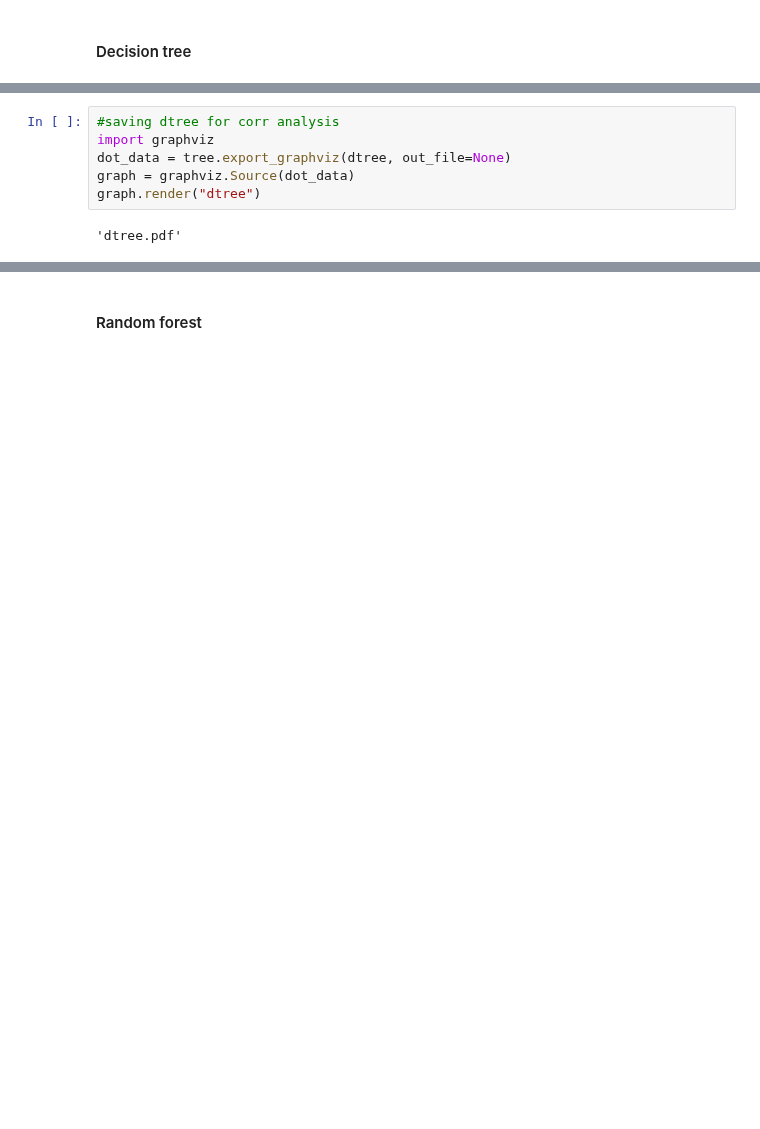
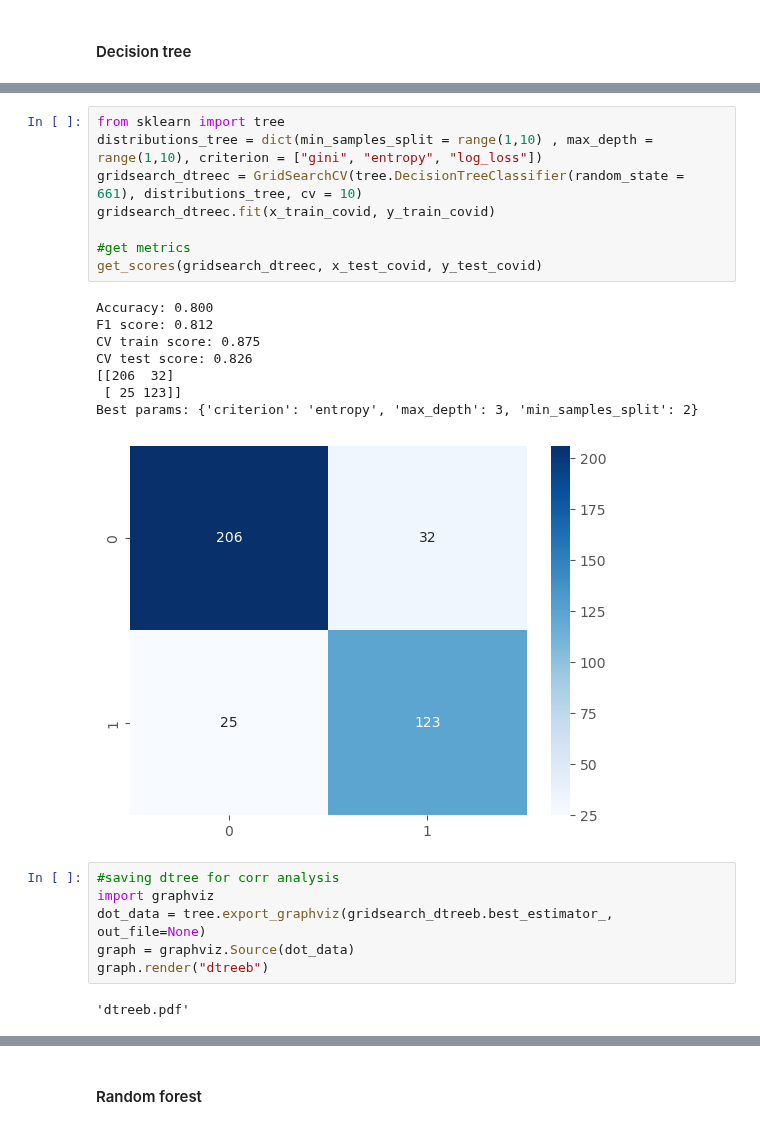
Before and after one commit to szelesaron/dissertation-code, a Jupyter notebook: ml-algorithms.ipynb, the cells around one changed output, grey strips where cells are left out. Cells and saved outputs as stored; diff of their text form; blank space fills up the shorter version.

```diff
--- a/ml-algorithms.ipynb
+++ b/ml-algorithms.ipynb
@@ -86,8 +119,25 @@ F1 score:  0.8728652751423149
+# %%
+from sklearn import tree
+distributions_tree = dict(min_samples_split = range(1,10) , max_depth = range(1,10), criterion = ["gini", "entropy", "log_loss"])
+gridsearch_dtreec = GridSearchCV(tree.DecisionTreeClassifier(random_state = 661), distributions_tree, cv = 10)
+gridsearch_dtreec.fit(x_train_covid, y_train_covid)
+
+#get metrics
+get_scores(gridsearch_dtreec, x_test_covid, y_test_covid)
+# %% [output]
+Accuracy: 0.800
+F1 score: 0.812
+CV train score: 0.875
+CV test score: 0.826
+[[206  32]
+ [ 25 123]]
+Best params: {'criterion': 'entropy', 'max_depth': 3, 'min_samples_split': 2}
+[figure, added]
 # %%
 #saving dtree for corr analysis
 import graphviz
-dot_data = tree.export_graphviz(dtree, out_file=None)
+dot_data = tree.export_graphviz(gridsearch_dtreeb.best_estimator_, out_file=None)
 graph = graphviz.Source(dot_data)
-graph.render("dtree")
+graph.render("dtreeb")
 # %% [output]
-'dtree.pdf'
+'dtreeb.pdf'
```
Also changed, not shown: parts of 11 cells of this notebook, 6 other files.
